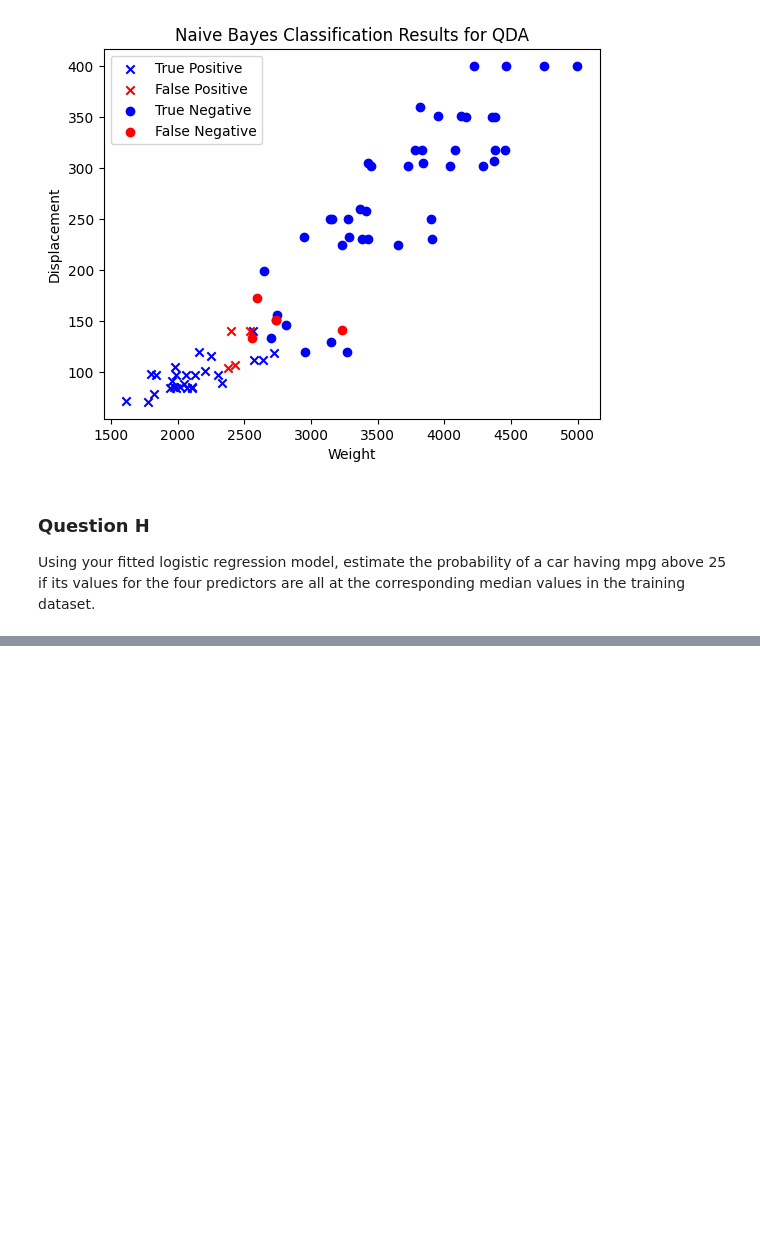
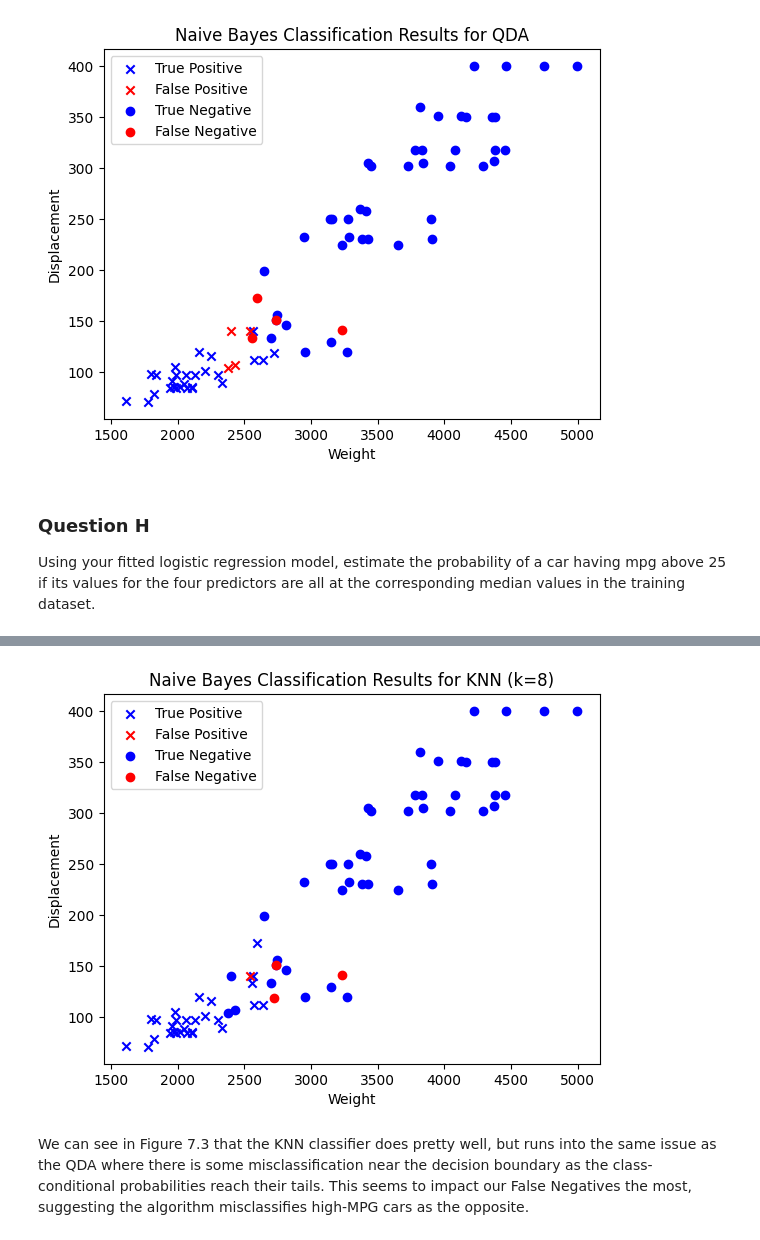
Before and after one commit to kennonstewart/stats_503, a Jupyter notebook: homework_4/homework_4.ipynb, the cells around one changed output, grey strips where cells are left out. Drawn from its saved outputs; the diff is of its cells as text; code cells hidden in the pictures; blank space fills up the shorter version.

```diff
--- a/homework_4/homework_4.ipynb
+++ b/homework_4/homework_4.ipynb
@@ -369,0 +512,47 @@ Using your fitted logistic regression model, estimate the probability of a car h
+# %%
+# plot the classifications for displacement and weight
+fig, ax = plt.subplots()
+
+ax.scatter(
+    x = knn_training_set.loc[(knn_training_set["predicted_class_label"] == 1) & (knn_training_set["misclassified"] == 0), "weight"],
+    y = knn_training_set.loc[(knn_training_set["predicted_class_label"] == 1) & (knn_training_set["misclassified"] == 0), "displacement"],
+    color = "blue",
+    label = "True Positive",
+    marker = "x"
+)
+
+ax.scatter(
+    x = knn_training_set.loc[(knn_training_set["predicted_class_label"] == 1) & (knn_training_set["misclassified"] == 1), "weight"],
+    y = knn_training_set.loc[(knn_training_set["predicted_class_label"] == 1) & (knn_training_set["misclassified"] == 1), "displacement"],
+    color = "red",
+    label = "False Positive",
+    marker = "x"
+)
+
+ax.scatter(
+    x = knn_training_set.loc[(knn_training_set["predicted_class_label"] == 0) & (knn_training_set["misclassified"] == 0), "weight"],
+    y = knn_training_set.loc[(knn_training_set["predicted_class_label"] == 0) & (knn_training_set["misclassified"] == 0), "displacement"],
+    color = "blue",
+    label = "True Negative",
+    marker = "o"
+)
+
+ax.scatter(
+    x = knn_training_set.loc[(knn_training_set["predicted_class_label"] == 0) & (knn_training_set["misclassified"] == 1), "weight"],
+    y = knn_training_set.loc[(knn_training_set["predicted_class_label"] == 0) & (knn_training_set["misclassified"] == 1), "displacement"],
+    color = "red",
+    label = "False Negative",
+    marker = "o"
+)
+
+ax.set(
+    xlabel = "Weight",
+    ylabel = "Displacement",
+    title = "Naive Bayes Classification Results for KNN (k=8)"
+)
+ax.legend()
+plt.show()
+# %% [output]
+[figure, added]
+# %% [markdown]
+We can see in Figure 7.3 that the KNN classifier does pretty well, but runs into the same issue as the QDA where there is some misclassification near the decision boundary as the class-conditional probabilities reach their tails. This seems to impact our False Negatives the most, suggesting the algorithm misclassifies high-MPG cars as the opposite.
```
Also changed, not shown: parts of 10 cells of this notebook.
